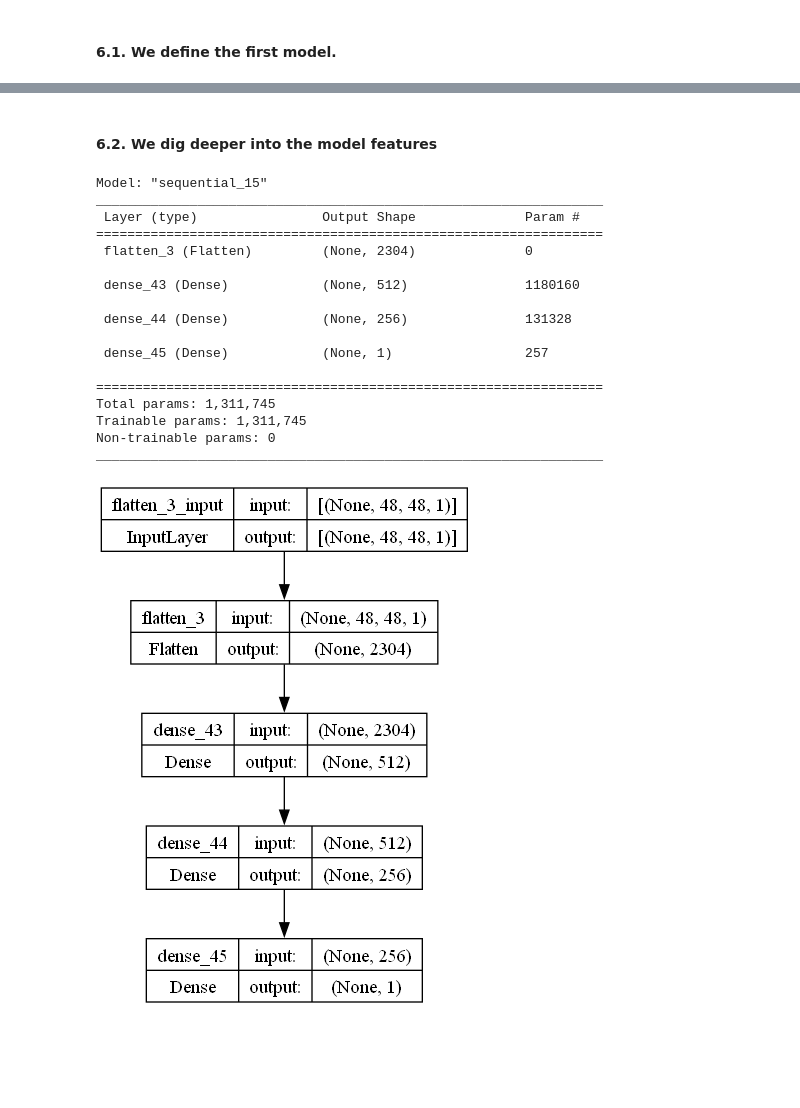
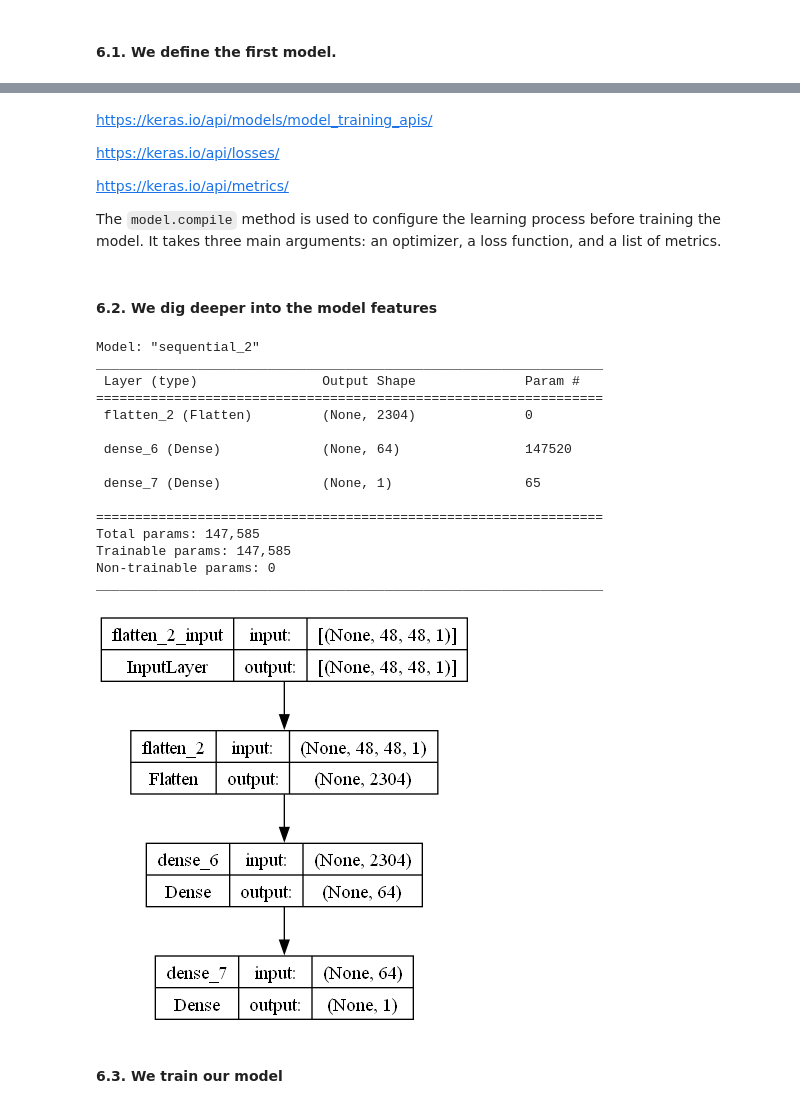
Before and after one commit to Fercv87/DL_Assignment, a Jupyter notebook: 20240303_Neural_networks_Face_Recognition_v6_KERAS.ipynb, the cells around one changed output, grey strips where cells are left out. Cells and saved outputs as stored; diff of their text form; code cells hidden in the pictures; blank space fills up the shorter version.

```diff
--- a/20240303_Neural_networks_Face_Recognition_v6_KERAS.ipynb
+++ b/20240303_Neural_networks_Face_Recognition_v6_KERAS.ipynb
@@ -763,0 +713,3 @@ optimizer = tf.keras.optimizers.SGD(learning_rate=0.01, momentum=0.9)
+# %%
+# Using Adam as a more adaptive optimizer
+optimizer = tf.keras.optimizers.Adam(learning_rate=0.001)
@@ -763,0 +722,2 @@ optimizer = tf.keras.optimizers.SGD(learning_rate=0.01, momentum=0.9)
+# %%
+loss_function = tf.keras.losses.BinaryCrossentropy()
@@ -764,4 +730,15 @@ optimizer = tf.keras.optimizers.SGD(learning_rate=0.01, momentum=0.9)
+# %%
+metric = tf.keras.metrics.BinaryAccuracy(threshold=0.5)
+# %% [markdown]
+https://keras.io/api/models/model_training_apis/
+
+https://keras.io/api/losses/
+
+https://keras.io/api/metrics/
+
+The `model.compile` method is used to configure the learning process before training the model. It takes three main arguments: an optimizer, a loss function, and a list of metrics.
 # %%
+# Compile the model
 model.compile(optimizer=optimizer,
-              loss='binary_crossentropy',
-              metrics=['accuracy'])
+              loss=loss_function,
+              metrics=metric)
@@ -771,30 +746,30 @@ model.summary()
 #### 6.2. We dig deeper into the model features
 # %%
 # Summarize the model
-model_mlp_v1.summary()
+model.summary()
 # %% [output]
-Model: "sequential_15"
+Model: "sequential_2"
 _________________________________________________________________
  Layer (type)                Output Shape              Param #
 =================================================================
- flatten_3 (Flatten)         (None, 2304)              0
+ flatten_2 (Flatten)         (None, 2304)              0
 
- dense_43 (Dense)            (None, 512)               1180160
+ dense_6 (Dense)             (None, 64)                147520
 
- dense_44 (Dense)            (None, 256)               131328
-
- dense_45 (Dense)            (None, 1)                 257
+ dense_7 (Dense)             (None, 1)                 65
 
 =================================================================
-Total params: 1,311,745
-Trainable params: 1,311,745
+Total params: 147,585
+Trainable params: 147,585
 Non-trainable params: 0
 _________________________________________________________________
 # %%
 # Visualize the model
-plot_model(model_mlp_v1, show_shapes=True, show_layer_names=True, rankdir='TB')
+plot_model(model, show_shapes=True, show_layer_names=True, rankdir='TB')
 # %% [output]
-[figure, old version]
+[figure, new version]
+# %% [markdown]
+#### 6.3. We train our model
 # %%
 start_time = time.time()
 history = model.fit(train_dataset_1,
```
Also changed, not shown: parts of 84 cells of this notebook, 43 other files.
